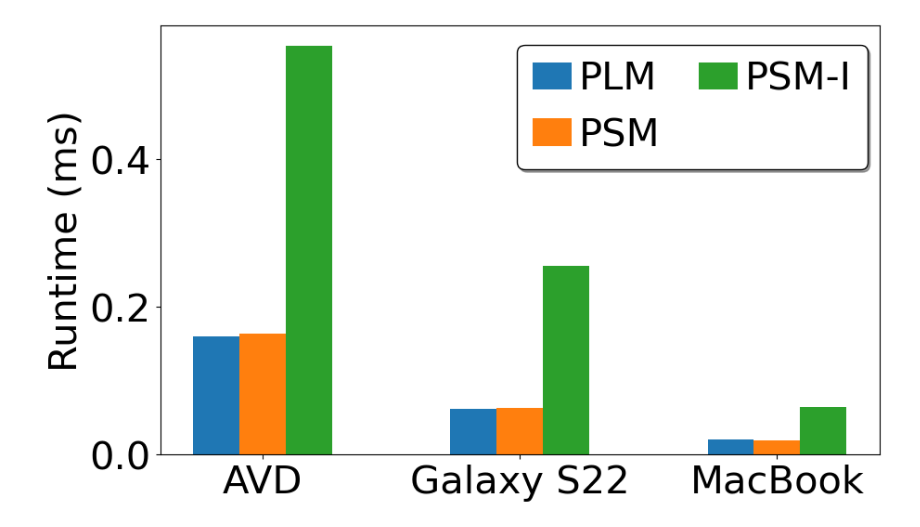
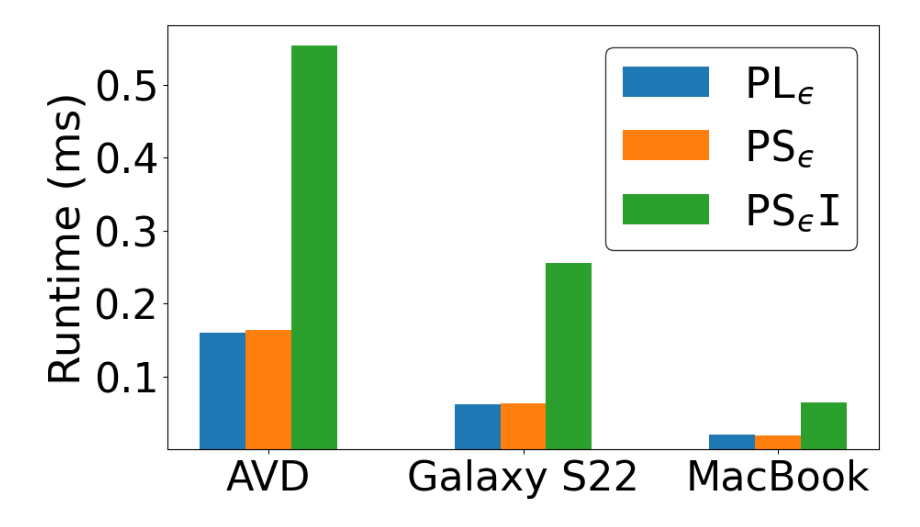
Before and after one commit to shafizurRseeam/location_privacy, a Jupyter notebook: Other_figures.ipynb, the cells around one changed output. Saved outputs shown, nothing was run; the diff lists cells and outputs as text; code cells hidden in the pictures.

```diff
--- a/Other_figures.ipynb
+++ b/Other_figures.ipynb
@@ -82,46 +82,48 @@ staircase_intermediate = np.array([0.00055342, 0.00025587, 0.00006454]) * 1e3
 
 # Colors and labels taken from the style of the line plot
 colors = ['#1F77B4', '#FF7F0E', '#2CA02C']
-labels = ['PLM', 'PSM', 'PSM-I']
+labels = [r'$\mathtt{PL}_ϵ$', r'$\mathtt{PS}_ϵ$',  r'$\mathtt{PS}_ϵ\mathtt{I}$']
 
 # Set the positions and width for the bars
 pos = np.arange(len(datasets))
 bar_width = 0.18
 
 # Plotting the bars with the new style
-fig, ax = plt.subplots(figsize=(10, 6))  # Increase figure size to accommodate legend
+fig, ax = plt.subplots(figsize=(10, 6))  # Adjust the figure size to match consistently
 
 for i, (data, color, label) in enumerate(zip([Laplace, staircase, staircase_intermediate], colors, labels)):
     ax.bar(pos + i * bar_width, data, bar_width, label=label, color=color)
 
 # Adding labels and title
 #ax.set_xlabel('Datasets', fontsize=28)
-ax.set_ylabel('Runtime (ms)', fontsize=30)
+ax.set_ylabel('Runtime (ms)', fontsize=34)
 #ax.set_title('Runtime Comparison')
 
 # Positioning the x-ticks
 ax.set_xticks(pos + bar_width)
-ax.set_xticklabels(datasets, fontsize=30, rotation=0)  # Rotate labels by 45 degrees
-
+ax.set_xticklabels(datasets, fontsize=36, rotation=0)  # Rotate labels by 45 degrees
+# Custom y-ticks to ensure there is an extra point on the y-axis
+# Set fixed y-ticks
+ax.set_yticks([0.1, 0.2, 0.3, 0.4, 0.5])  # You can adjust the values as per your requirement
 # Adding the legend with the modified style
 # Reduce the handle length to decrease the space between the legend symbol and text
-legend = ax.legend(fontsize=30, loc='upper center',  edgecolor='black', bbox_to_anchor=(0.74, 1),  shadow=True, ncol=2, handlelength=1, columnspacing=1, handletextpad=0.2)
+legend = ax.legend(fontsize=34)
 
 frame = legend.get_frame()
 frame.set_edgecolor('black')  # Set the border color
 frame.set_linewidth(1)  # Set the border width
 
 # Setting the tick parameters
-ax.tick_params(axis='both', which='major', labelsize=30)
+ax.tick_params(axis='both', which='major', labelsize=32)
 
 # Adjust the layout to make room for the legend outside of the plot
-pathpng = 'C:\\Users\\ss6365\\Desktop\\location_privacy_final\\miscellaneous_figures\\png\\Runtime_devices.png'
+pathpng = r'C:\Users\ss6365\Desktop\ndss\figures\Runtime_devices.png'
 plt.savefig(pathpng, dpi=300, bbox_inches='tight')
 
-pathsvg = 'C:\\Users\\ss6365\\Desktop\\location_privacy_final\\miscellaneous_figures\\svg\\Runtime_devices.svg'
+pathsvg = r'C:\Users\ss6365\Desktop\ndss\figures\Runtime_devices.svg'
 
 plt.savefig(pathsvg, format='svg', bbox_inches='tight')
 
 plt.show()
 # %% [output]
-[figure, old version]
+[figure, new version]
```
Also changed, not shown: parts of 2 cells of this notebook, 1 other file.
